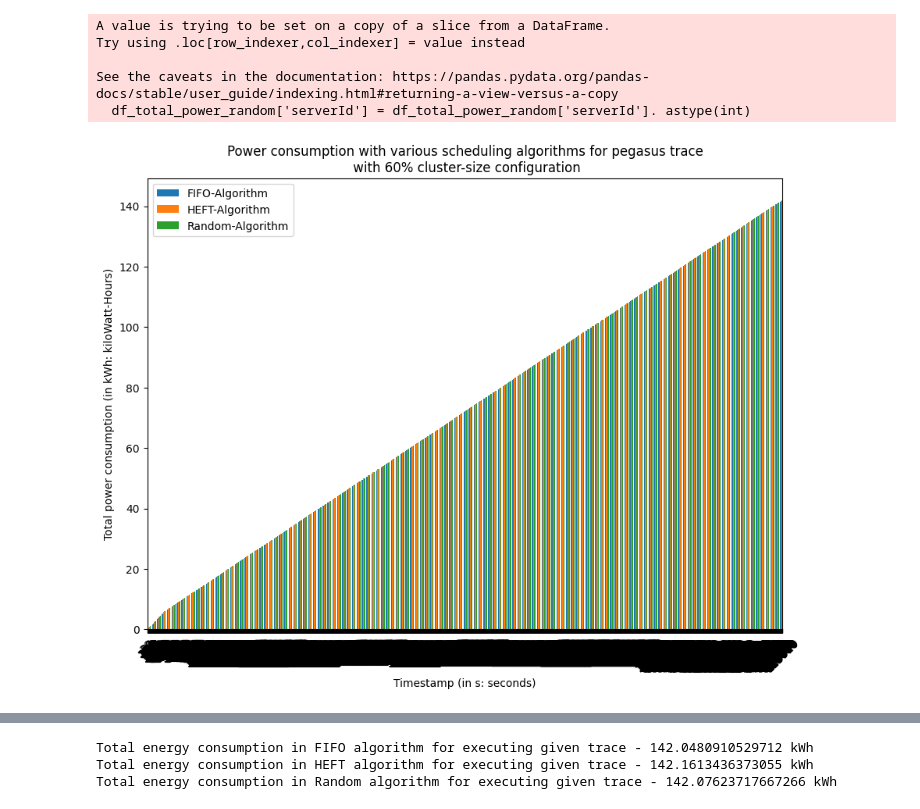
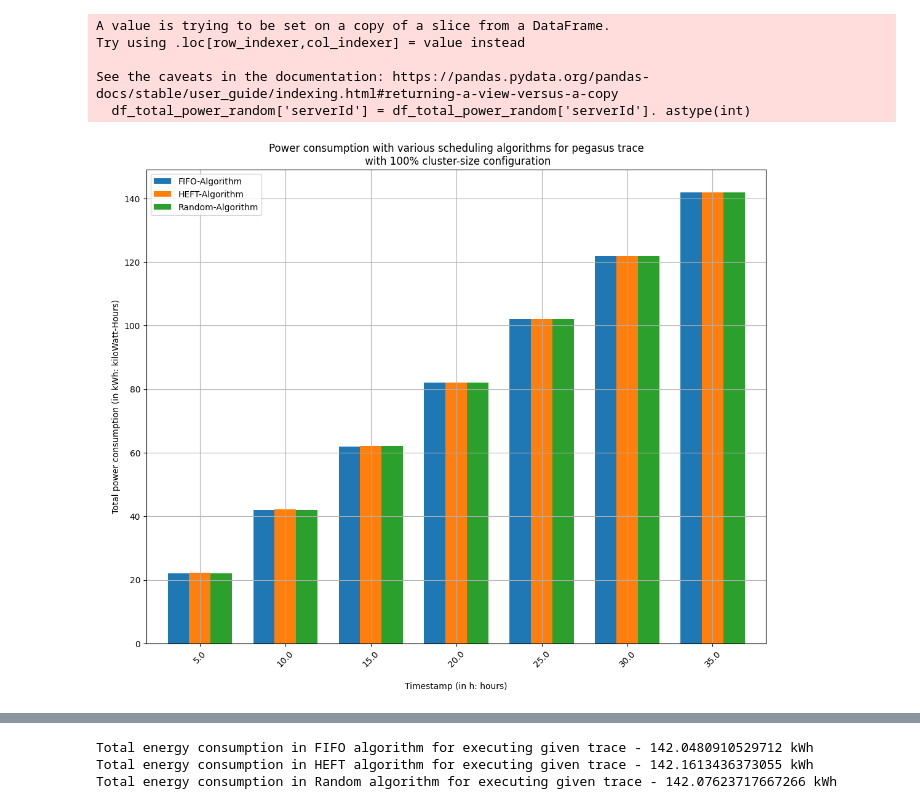
Before and after one commit to am-i-helpful/ODAbler, a Jupyter notebook: opendc_experiment_analyser/scheduler_energy_efficiency_analyser/energy_analysis_pegasus_60.ipynb, the cells around one changed output, grey strips where cells are left out. Cells and saved outputs as stored; diff of their text form; code cells hidden in the pictures.

```diff
--- a/opendc_experiment_analyser/scheduler_energy_efficiency_analyser/energy_analysis_pegasus_60.ipynb
+++ b/opendc_experiment_analyser/scheduler_energy_efficiency_analyser/energy_analysis_pegasus_60.ipynb
@@ -203,38 +203,48 @@ See the caveats in the documentation: https://pandas.pydata.org/pandas-docs/stab
 # %%
 df1 = df_total_power_standard.drop(['serverId'], axis=1)
 df2 = df_total_power_heft.drop(['serverId'], axis=1)
 df3 = df_total_power_random.drop(['serverId'], axis=1)
-# df4 = df_total_power_minmin.drop(['host_id'], axis=1)
+# df4 = df_total_power_minmin.drop(['serverId'], axis=1)
 # print(df1)
 # Create a list of all the dataframes
 dfs = [df1, df2, df3]
 
 # Create a new dataframe with all the timestamps from all the dataframes
 df_timestamps = pd.DataFrame({'timestamp': sorted(set(sum([df['timestamp'].tolist() for df in dfs], [])))})
 
 # Merge the new dataframe with all the dataframes, filling in missing values with 0
 df_merged = df_timestamps.merge(df1, how='left', on='timestamp', suffixes=('', '_x')).merge(df2, how='left', on='timestamp', suffixes=('', '_y')).merge(df3, how='left', on='timestamp', suffixes=('', '_z')).fillna(0)
 
 # Convert watts to kiloWatt-hours
 df_merged["powerTotal"] = df_merged["powerTotal"]/(1000*3600)
 df_merged["powerTotal_y"] = df_merged["powerTotal_y"]/(1000*3600)
 df_merged["powerTotal_z"] = df_merged["powerTotal_z"]/(1000*3600)
 # df_merged["powerTotal_w"] = df_merged["powerTotal_w"]/1000000
 df_merged.rename(columns={'powerTotal': 'FIFO-Algorithm', 'powerTotal_y': 'HEFT-Algorithm', 'powerTotal_z': 'Random-Algorithm'}, inplace=True) #, 'powerTotal_w': 'MinMin-Algorithm'
 df_merged['timestamp'] = df_merged['timestamp'].astype(int)
 
-# print(df_merged)
-# Create a bar plot of the merged dataframe, grouped by timestamp
-fig, ax = plt.subplots()
-df_merged.plot.bar(x='timestamp', ax=ax, title='Power consumption with various scheduling algorithms for pegasus trace\n with 60% cluster-size configuration', width=.75)
+# Create a custom x-axis with every 599th value, due to very large number of elements in timestamp!
+df_custom = df_merged[df_merged.index % 599 == 0]
+
+# drop first column to have consistent distance of plots
+df_custom = df_custom.drop(0)
+df_custom = df_custom.reset_index(drop= True)
+df_custom['timestamp_hours'] = round(df_custom['timestamp'] / 3600, 1) # convert seconds to hours
+# print(df_custom)
+
+ax_enlarged = df_custom.plot.bar(x='timestamp_hours', y=['FIFO-Algorithm','HEFT-Algorithm','Random-Algorithm'], title='Power consumption with various scheduling algorithms for pegasus trace\n with 100% cluster-size configuration', width=.75, figsize=(13, 10))
+# ax_enlarged.set_xticks(custom_x)
+# ax_enlarged.set_xticklabels(custom_x_labels)
 plt.gca().xaxis.set_tick_params(rotation=45)
-plt.ylabel('Total power consumption (in kWh: kiloWatt-Hours)')
-plt.xlabel('Timestamp (in s: seconds)')
-fig.set_size_inches(10.5, 7.5)
-fig.savefig('multiple_hosts_energy_plotted_trace_pegasus_60.png', bbox_inches='tight')
-fig.show()
+plt.ylabel('\nTotal power consumption (in kWh: kiloWatt-Hours)')
+plt.xlabel('\nTimestamp (in h: hours)')
+# plt.figure(figsize=(14.5, 8.5))
+# plt.set_size_inches(14.5, 8.5)
+plt.grid(True)
+plt.savefig('multiple_hosts_energy_plotted_trace_pegasus_60.png', bbox_inches='tight')
+plt.show()
 # %% [output]
-[figure, old version]
+[figure, new version]
 # %%
 # df_merged["powerTotal"] = df_merged["powerTotal"]/(1000*3600)
 # df_merged["powerTotal_y"] = df_merged["powerTotal_y"]/(1000*3600)
```
Also changed, not shown: parts of 1 cell of this notebook, 8 other files.
